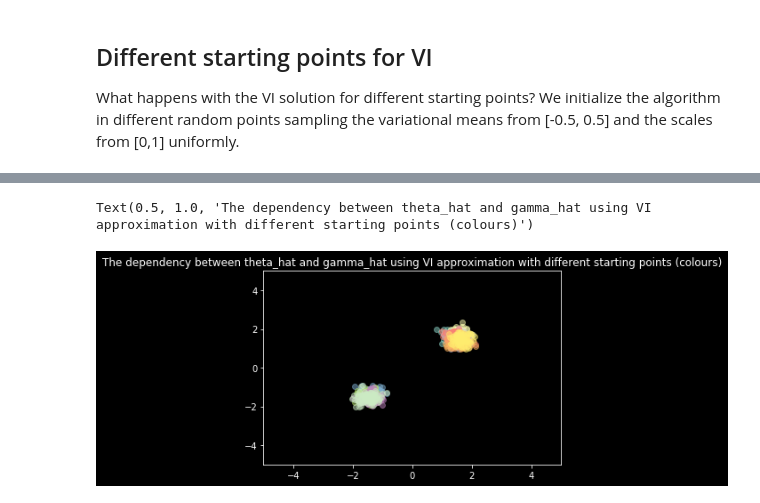
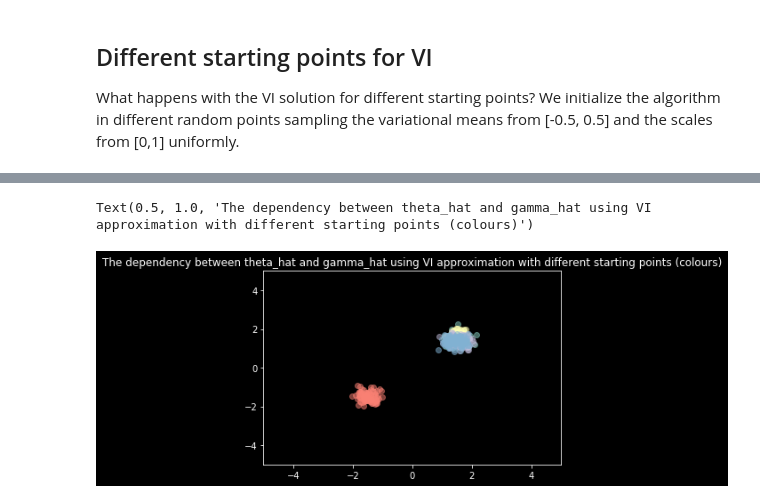
Before and after one commit to simeneide/phd-notes, a Jupyter notebook: general_notes/non-identifiable-regression.ipynb, the cells around one changed output, grey strips where cells are left out. Saved outputs shown, nothing was run; the diff lists cells and outputs as text; code cells hidden in the pictures.

```diff
--- a/general_notes/non-identifiable-regression.ipynb
+++ b/general_notes/non-identifiable-regression.ipynb
@@ -47,8 +47,8 @@ x_bar, sigma_bar, var
 # Define the prior + likelihood using pyro in the model function model()
 # We will aproximate the flat priors with uniform(-5,5)
 def model(x):
-    theta = pyro.sample("theta", dist.Uniform(-1e6,1e6))
-    gamma = pyro.sample("gamma", dist.Uniform(-1e6,1e6))
+    theta = pyro.sample("theta", dist.Uniform(-10,10))
+    gamma = pyro.sample("gamma", dist.Uniform(-10,10))
     var = 1#pyro.sample("var", dist.Uniform(0,3))
     mu = theta*gamma
     mu, theta, gamma
@@ -61,8 +61,8 @@ def model(x):
 from pyro.infer import MCMC, NUTS
 nuts_kernel = NUTS(model, step_size = 0.1, adapt_step_size=True)
 mcmc = MCMC(nuts_kernel, num_samples=1000, warmup_steps=200)
-#mcmc.run(x)
-#hmc_samples = {k: v.detach().cpu().numpy() for k, v in mcmc.get_samples().items()}
+mcmc.run(x)
+hmc_samples = {k: v.detach().cpu().numpy() for k, v in mcmc.get_samples().items()}
 # %% [markdown]
 ### Plot sample distributions of the parameters
 We can inspect the posterior by plotting the distribution of $\hat{\mu}$, the marginal distributions of $\hat{\gamma}, \hat{\theta}$ and the joint distribution of the two.
@@ -104,12 +104,12 @@ rng = lambda: torch.rand((1,))[0]-0.5
 def guide(x):
     param = {}
     distr = {}
-    param['theta_mean'] = pyro.param("theta-mean", torch.tensor(500.5))
+    param['theta_mean'] = pyro.param("theta-mean", rng())
     param['theta_scale'] = pyro.param("theta-scale", 0.5 + rng(), constraint= constraints.positive)
     distr['theta'] = dist.Normal(param['theta_mean'], param['theta_scale'])
     pyro.sample("theta", distr['theta'])
 
-    param['gamma_mean'] = pyro.param("gamma-mean", torch.tensor(0.5))
+    param['gamma_mean'] = pyro.param("gamma-mean", rng())
     param['gamma_scale'] = pyro.param("gamma-scale", rng()+0.5, constraint= constraints.positive)
     distr['gamma'] = dist.Normal(param['gamma_mean'],param['gamma_scale'])
     pyro.sample("gamma", distr['gamma'])
@@ -195,10 +191,15 @@ By starting the VI algorithm in different starting positions, it ends up in diff
 # %% [markdown]
 ### Compare the VI solution vs MCMC solution
 # %%
+# Plot optimal solution as well:
+mu = 2
+gamma = np.arange(-5.0,5, 0.1).round(2)
+theta = mu/gamma
+plt.plot(gamma, theta)
+
 for s in [hmc_samples, samples]:
     theta_hat = s['theta']
     gamma_hat = s['gamma']
-    var_hat = s['var']
     _ = plt.scatter(theta_hat, gamma_hat, alpha=0.5)
 plt.xlim(-5,5)
 plt.ylim(-5,5)
@@ -208,7 +211,7 @@ NameError: name 'hmc_samples' is not defined
 ## Different starting points for VI
 What happens with the VI solution for different starting points? We initialize the algorithm in different random points sampling the variational means from [-0.5, 0.5] and the scales from [0,1] uniformly.
 # %%
-for run in range(10):
+for run in range(5):
     print("")
     print("---")
     print(f"run {run}")
@@ -253,2 +256,2 @@ Elbo loss: 28.95
 Text(0.5, 1.0, 'The dependency between theta_hat and gamma_hat using VI approximation with different starting points (colours)')
-[figure, old version]
+[figure, new version]
```
Also changed, not shown: parts of 16 cells of this notebook.
